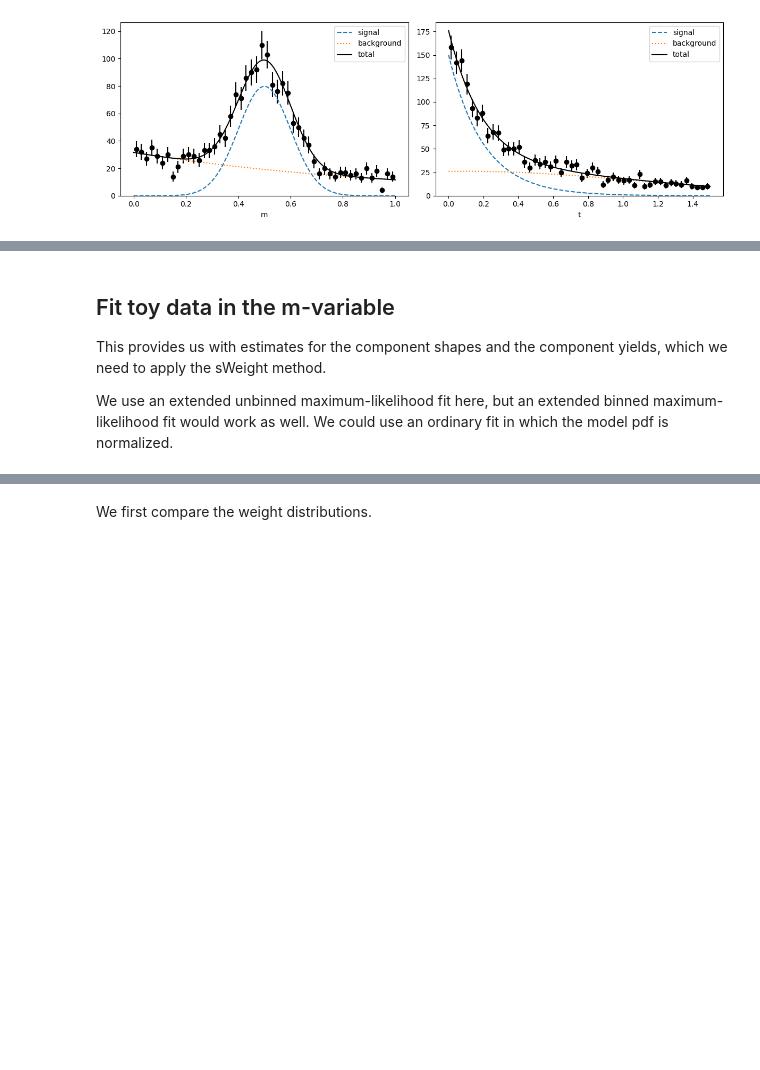
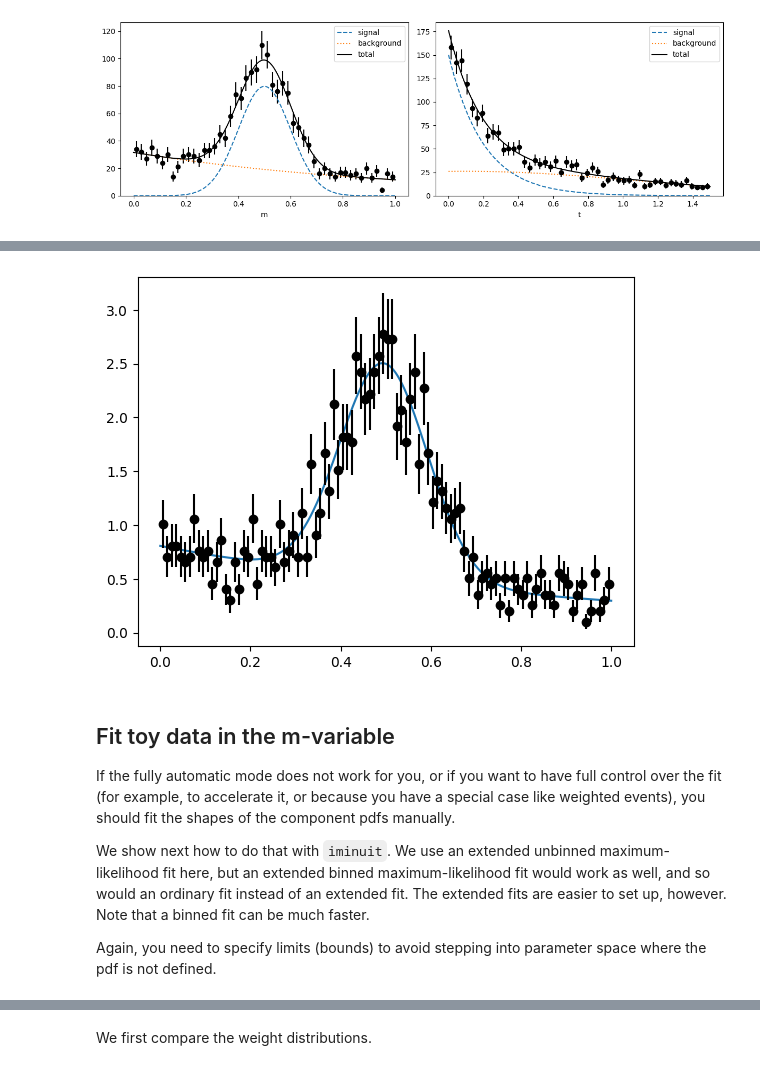
Before and after one commit to sweights/sweights, a Jupyter notebook: doc/notebooks/tutorial_experimental.ipynb, the cells around one changed output, grey strips where cells are left out. Cells and saved outputs as stored; diff of their text form; code cells hidden in the pictures; blank space fills up the shorter version.

```diff
--- a/doc/notebooks/tutorial_experimental.ipynb
+++ b/doc/notebooks/tutorial_experimental.ipynb
@@ -135,9 +140,42 @@ plot(toy)
+# %%
+def norm_par(x, mu, sigma):
+    d = norm(mu, sigma)
+    return d.pdf(x) / np.diff(d.cdf(mrange))
+
+
+def expon_par(x, slope):
+    d = expon(0, slope)
+    return d.pdf(x) / np.diff(d.cdf(mrange))
+
+
+cows0 = Cows(
+    toy[0],
+    norm_par,
+    expon_par,
+    bounds={
+        norm_par: {"mu": (0, 1), "sigma": (1e-3, 1)},
+        expon_par: {"slope": (1e-3, 1)},
+    },
+    # you can optionally also pass starting values
+    # starts={
+    #   norm_par: {"mu": 0.4, "sigma": 0.2},
+    #   expon_par: {"slope": 0.2}
+    # }
+)
+
+mp = np.linspace(*mrange, 1000)
+plt.plot(mp, cows0.norm(mp))
+plot_binned(toy[0], density=True, color="k");
+# %% [output]
+[figure, added]
 # %% [markdown]
 ## Fit toy data in the m-variable
 
-This provides us with estimates for the component shapes and the component yields, which we need to apply the sWeight method.
+If the fully automatic mode does not work for you, or if you want to have full control over the fit (for example, to accelerate it, or because you have a special case like weighted events), you should fit the shapes of the component pdfs manually.
 
-We use an extended unbinned maximum-likelihood fit here, but an extended binned maximum-likelihood fit would work as well. We could use an ordinary fit in which the model pdf is normalized.
+We show next how to do that with `iminuit`. We use an extended unbinned maximum-likelihood fit here, but an extended binned maximum-likelihood fit would work as well, and so would an ordinary fit instead of an extended fit. The extended fits are easier to set up, however. Note that a binned fit can be much faster.
+
+Again, you need to specify limits (bounds) to avoid stepping into parameter space where the pdf is not defined.
 # %%
 # m-model for an extended maximum-likelihood fit, must return...
 # - integral as first argument
```
Also changed, not shown: parts of 12 cells of this notebook, 2 other files.
